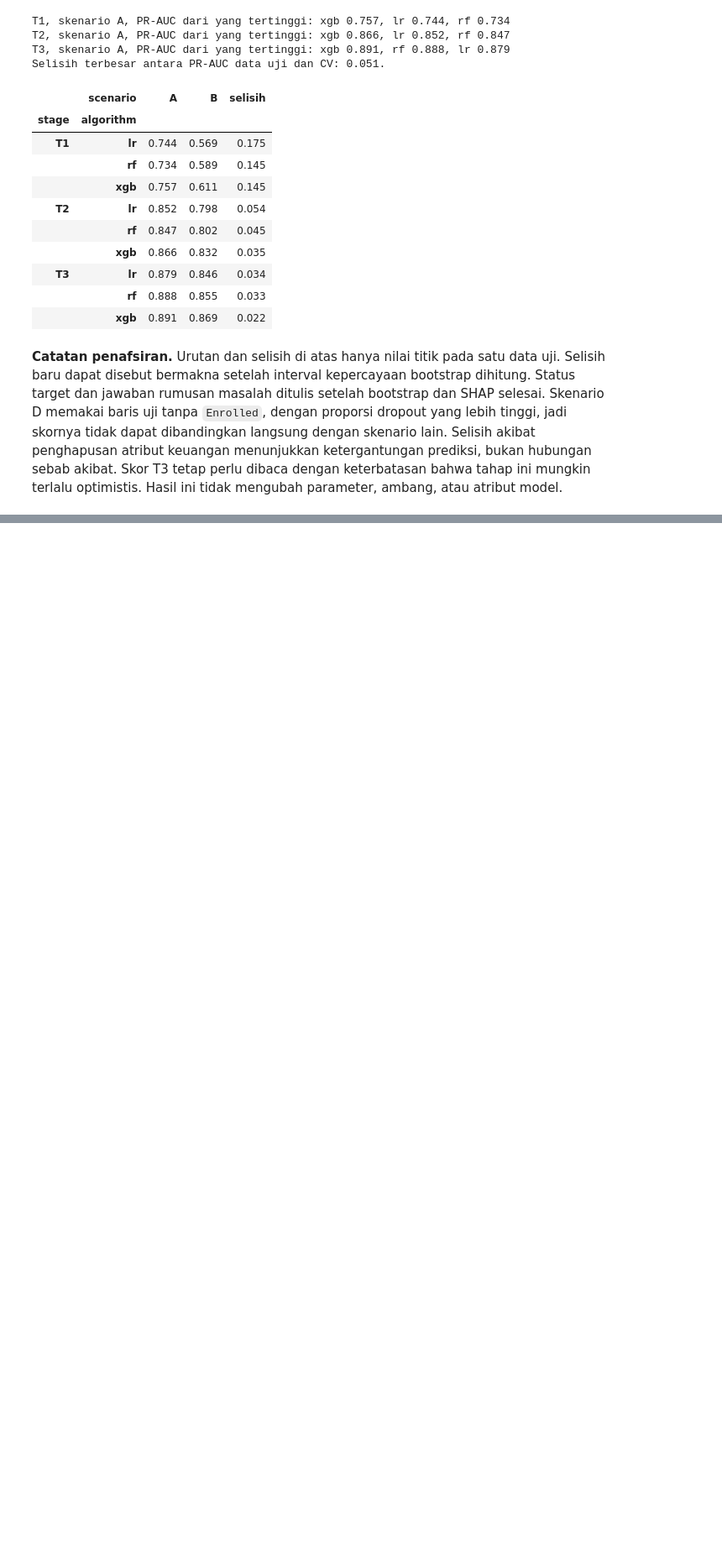
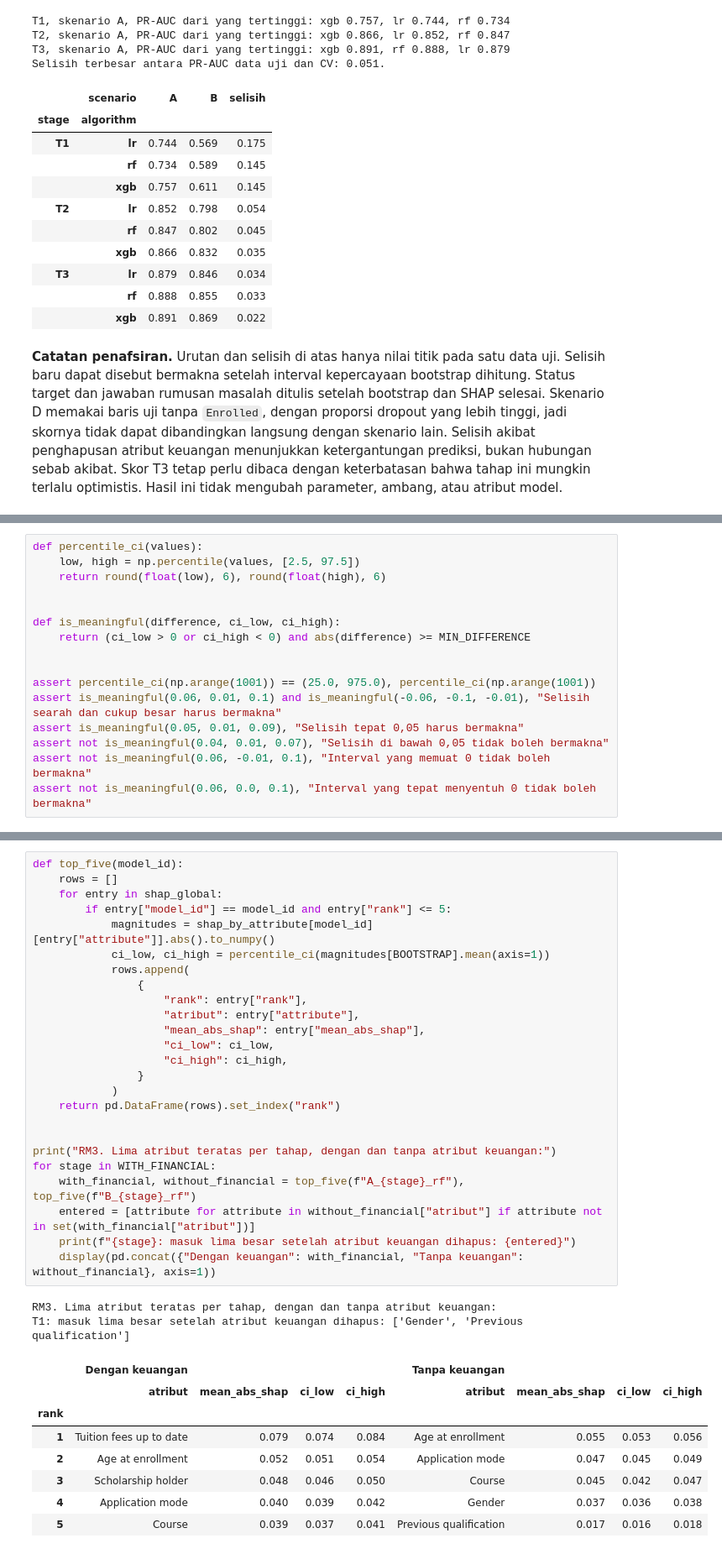
Before and after one commit to MapleKaedee/prediksi-dini-dropout, a Jupyter notebook: notebooks/dropout_experiments.ipynb, the cells around one changed output, grey strips where cells are left out. Shown at 84% size. Drawn from its saved outputs; the diff is of its cells as text; blank space fills up the shorter version.

Commit message:
feat: tambahkan bootstrap, SHAP, jawaban RM, dan ekspor artefak

```diff
--- a/notebooks/dropout_experiments.ipynb
+++ b/notebooks/dropout_experiments.ipynb
@@ -1031,0 +1052,16 @@ Selisih terbesar antara PR-AUC data uji dan CV: 0.051.
+# %%
+def percentile_ci(values):
+    low, high = np.percentile(values, [2.5, 97.5])
+    return round(float(low), 6), round(float(high), 6)
+
+
+def is_meaningful(difference, ci_low, ci_high):
+    return (ci_low > 0 or ci_high < 0) and abs(difference) >= MIN_DIFFERENCE
+
+
+assert percentile_ci(np.arange(1001)) == (25.0, 975.0), percentile_ci(np.arange(1001))
+assert is_meaningful(0.06, 0.01, 0.1) and is_meaningful(-0.06, -0.1, -0.01), "Selisih searah dan cukup besar harus bermakna"
+assert is_meaningful(0.05, 0.01, 0.09), "Selisih tepat 0,05 harus bermakna"
+assert not is_meaningful(0.04, 0.01, 0.07), "Selisih di bawah 0,05 tidak boleh bermakna"
+assert not is_meaningful(0.06, -0.01, 0.1), "Interval yang memuat 0 tidak boleh bermakna"
+assert not is_meaningful(0.06, 0.0, 0.1), "Interval yang tepat menyentuh 0 tidak boleh bermakna"
@@ -1031,0 +1349,36 @@ Selisih terbesar antara PR-AUC data uji dan CV: 0.051.
+# %%
+def top_five(model_id):
+    rows = []
+    for entry in shap_global:
+        if entry["model_id"] == model_id and entry["rank"] <= 5:
+            magnitudes = shap_by_attribute[model_id][entry["attribute"]].abs().to_numpy()
+            ci_low, ci_high = percentile_ci(magnitudes[BOOTSTRAP].mean(axis=1))
+            rows.append(
+                {
+                    "rank": entry["rank"],
+                    "atribut": entry["attribute"],
+                    "mean_abs_shap": entry["mean_abs_shap"],
+                    "ci_low": ci_low,
+                    "ci_high": ci_high,
+                }
+            )
+    return pd.DataFrame(rows).set_index("rank")
+
+
+print("RM3. Lima atribut teratas per tahap, dengan dan tanpa atribut keuangan:")
+for stage in WITH_FINANCIAL:
+    with_financial, without_financial = top_five(f"A_{stage}_rf"), top_five(f"B_{stage}_rf")
+    entered = [attribute for attribute in without_financial["atribut"] if attribute not in set(with_financial["atribut"])]
+    print(f"{stage}: masuk lima besar setelah atribut keuangan dihapus: {entered}")
+    display(pd.concat({"Dengan keuangan": with_financial, "Tanpa keuangan": without_financial}, axis=1))
+# %% [output]
+RM3. Lima atribut teratas per tahap, dengan dan tanpa atribut keuangan:
+T1: masuk lima besar setelah atribut keuangan dihapus: ['Gender', 'Previous qualification']
+|  | Dengan keuangan |  |  |  | Tanpa keuangan |  |  |  |
+|  | atribut | mean_abs_shap | ci_low | ci_high | atribut | mean_abs_shap | ci_low | ci_high |
+| rank |  |  |  |  |  |  |  |  |
+| 1 | Tuition fees up to date | 0.079 | 0.074 | 0.084 | Age at enrollment | 0.055 | 0.053 | 0.056 |
+| 2 | Age at enrollment | 0.052 | 0.051 | 0.054 | Application mode | 0.047 | 0.045 | 0.049 |
+| 3 | Scholarship holder | 0.048 | 0.046 | 0.050 | Course | 0.045 | 0.042 | 0.047 |
+| 4 | Application mode | 0.040 | 0.039 | 0.042 | Gender | 0.037 | 0.036 | 0.038 |
+| 5 | Course | 0.039 | 0.037 | 0.041 | Previous qualification | 0.017 | 0.016 | 0.018 |
```
Also changed, not shown: parts of 19 cells of this notebook, 1 other file.
